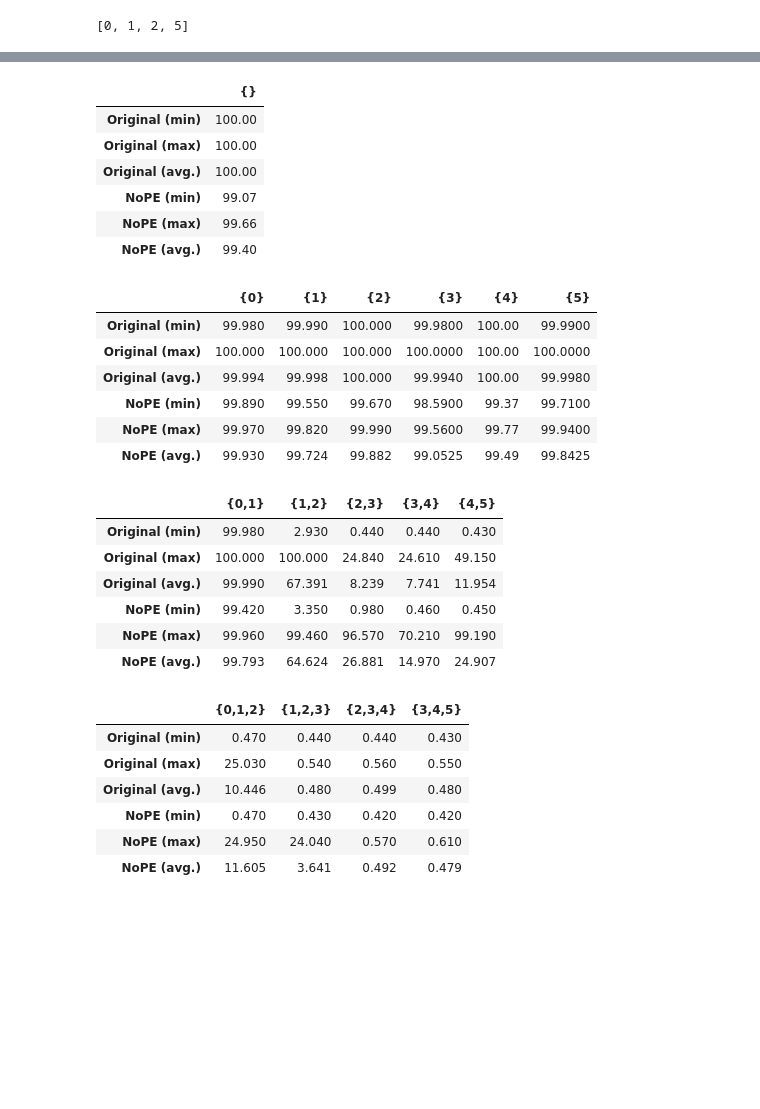
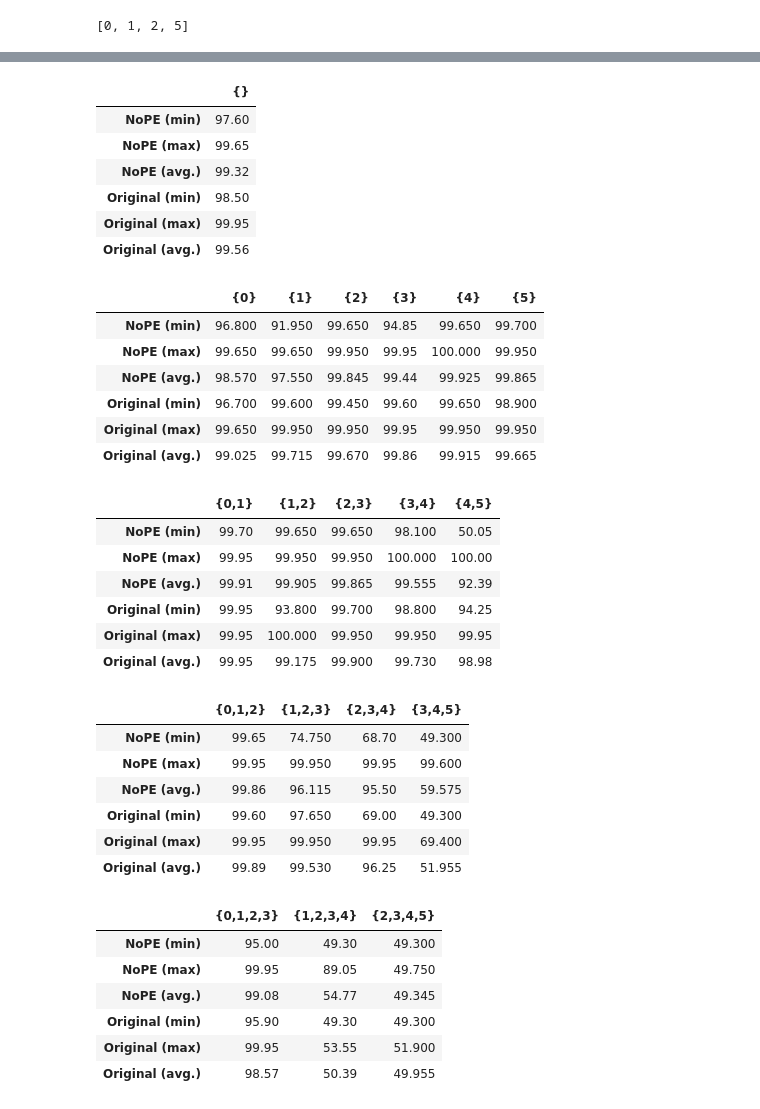
Before and after one commit to LittleDijkstraZ/PE_investigation, a Jupyter notebook: pe_info_experiments/get_results.ipynb, the cells around one changed output, grey strips where cells are left out. Drawn from its saved outputs; the diff is of its cells as text; code cells hidden in the pictures; blank space fills up the shorter version.

Commit message:
server1 completed parity

```diff
--- a/pe_info_experiments/get_results.ipynb
+++ b/pe_info_experiments/get_results.ipynb
@@ -25,7 +25,7 @@ import re
 
 
 global_path = './outputs'
-all_result_paths = glob.glob(global_path + '/*_exp/**/result.csv', recursive=True)
+all_result_paths = glob.glob(global_path + '/parity*_exp/**/result.csv', recursive=True)
 result_summary = {}
 n_layers = 6
 for result_path in all_result_paths:
@@ -96,57 +99,69 @@ for pe_type in {'Original', 'NoPE'}:
         'max': cur_type_dict.copy(),
         'avg.': cur_type_dict.copy(),
     }
     for missing_rc in cur_type_dict:
         final_dict['avg.'][missing_rc] = np.mean(cur_type_dict[missing_rc])
         final_dict['min'][missing_rc] = np.min(cur_type_dict[missing_rc])
         final_dict['max'][missing_rc] = np.max(cur_type_dict[missing_rc])
 
     for k in final_dict:
         final_results[pe_type+' ('+k+')'] = final_dict[k]
 df = pd.DataFrame(final_results)
 missing1 = [str({i}) for i in range(n_layers)]
-
 missing2 = ['{' + ','.join([str(i), str(i+1)])+ '}'for i in range(n_layers-1)]
 missing3 = ['{' + ','.join([str(i), str(i+1), str(i+2)])+ '}'for i in range(n_layers-2)]
+missing4 = ['{' + ','.join([str(i), str(i+1), str(i+2), str(i+3)])+ '}'for i in range(n_layers-3)]
+missing5 = ['{' + ','.join([str(i), str(i+1), str(i+2), str(i+3), str(i+4)])+ '}'for i in range(n_layers-4)]
 from IPython.display import display
 r1 = df.loc[missing1,:].T
 r2 = df.loc[missing2,:].T
 r3 = df.loc[missing3,:].T
+r4 = df.loc[missing4,:].T
+r5 = df.loc[missing5,:].T
 r0 = df.loc[['{}'],:].T
 display(r0)
 display(r1)
 display(r2)
 display(r3)
+display(r4)
+display(r5)
 
 # write all 3 to the same csv file
 all_r = pd.concat([r0, r1, r2, r3], axis=1)
 all_r.to_csv('all_r_mean.csv')
 # %% [output]
 |  | {} |
-| Original (min) | 100.00 |
-| Original (max) | 100.00 |
-| Original (avg.) | 100.00 |
-| NoPE (min) | 99.07 |
-| NoPE (max) | 99.66 |
-| NoPE (avg.) | 99.40 |
+| NoPE (min) | 97.60 |
+| NoPE (max) | 99.65 |
+| NoPE (avg.) | 99.32 |
+| Original (min) | 98.50 |
+| Original (max) | 99.95 |
+| Original (avg.) | 99.56 |
 |  | {0} | {1} | {2} | {3} | {4} | {5} |
-| Original (min) | 99.980 | 99.990 | 100.000 | 99.9800 | 100.00 | 99.9900 |
-| Original (max) | 100.000 | 100.000 | 100.000 | 100.0000 | 100.00 | 100.0000 |
-| Original (avg.) | 99.994 | 99.998 | 100.000 | 99.9940 | 100.00 | 99.9980 |
-| NoPE (min) | 99.890 | 99.550 | 99.670 | 98.5900 | 99.37 | 99.7100 |
-| NoPE (max) | 99.970 | 99.820 | 99.990 | 99.5600 | 99.77 | 99.9400 |
-| NoPE (avg.) | 99.930 | 99.724 | 99.882 | 99.0525 | 99.49 | 99.8425 |
+| NoPE (min) | 96.800 | 91.950 | 99.650 | 94.85 | 99.650 | 99.700 |
+| NoPE (max) | 99.650 | 99.650 | 99.950 | 99.95 | 100.000 | 99.950 |
+| NoPE (avg.) | 98.570 | 97.550 | 99.845 | 99.44 | 99.925 | 99.865 |
+| Original (min) | 96.700 | 99.600 | 99.450 | 99.60 | 99.650 | 98.900 |
+| Original (max) | 99.650 | 99.950 | 99.950 | 99.95 | 99.950 | 99.950 |
+| Original (avg.) | 99.025 | 99.715 | 99.670 | 99.86 | 99.915 | 99.665 |
 |  | {0,1} | {1,2} | {2,3} | {3,4} | {4,5} |
-| Original (min) | 99.980 | 2.930 | 0.440 | 0.440 | 0.430 |
-| Original (max) | 100.000 | 100.000 | 24.840 | 24.610 | 49.150 |
-| Original (avg.) | 99.990 | 67.391 | 8.239 | 7.741 | 11.954 |
-| NoPE (min) | 99.420 | 3.350 | 0.980 | 0.460 | 0.450 |
-| NoPE (max) | 99.960 | 99.460 | 96.570 | 70.210 | 99.190 |
-| NoPE (avg.) | 99.793 | 64.624 | 26.881 | 14.970 | 24.907 |
+| NoPE (min) | 99.70 | 99.650 | 99.650 | 98.100 | 50.05 |
+| NoPE (max) | 99.95 | 99.950 | 99.950 | 100.000 | 100.00 |
+| NoPE (avg.) | 99.91 | 99.905 | 99.865 | 99.555 | 92.39 |
+| Original (min) | 99.95 | 93.800 | 99.700 | 98.800 | 94.25 |
+| Original (max) | 99.95 | 100.000 | 99.950 | 99.950 | 99.95 |
+| Original (avg.) | 99.95 | 99.175 | 99.900 | 99.730 | 98.98 |
 |  | {0,1,2} | {1,2,3} | {2,3,4} | {3,4,5} |
-| Original (min) | 0.470 | 0.440 | 0.440 | 0.430 |
-| Original (max) | 25.030 | 0.540 | 0.560 | 0.550 |
-| Original (avg.) | 10.446 | 0.480 | 0.499 | 0.480 |
-| NoPE (min) | 0.470 | 0.430 | 0.420 | 0.420 |
-| NoPE (max) | 24.950 | 24.040 | 0.570 | 0.610 |
-| NoPE (avg.) | 11.605 | 3.641 | 0.492 | 0.479 |
+| NoPE (min) | 99.65 | 74.750 | 68.70 | 49.300 |
+| NoPE (max) | 99.95 | 99.950 | 99.95 | 99.600 |
+| NoPE (avg.) | 99.86 | 96.115 | 95.50 | 59.575 |
+| Original (min) | 99.60 | 97.650 | 69.00 | 49.300 |
+| Original (max) | 99.95 | 99.950 | 99.95 | 69.400 |
+| Original (avg.) | 99.89 | 99.530 | 96.25 | 51.955 |
+|  | {0,1,2,3} | {1,2,3,4} | {2,3,4,5} |
+| NoPE (min) | 95.00 | 49.30 | 49.300 |
+| NoPE (max) | 99.95 | 89.05 | 49.750 |
+| NoPE (avg.) | 99.08 | 54.77 | 49.345 |
+| Original (min) | 95.90 | 49.30 | 49.300 |
+| Original (max) | 99.95 | 53.55 | 51.900 |
+| Original (avg.) | 98.57 | 50.39 | 49.955 |
```
Also changed, not shown: parts of 4 cells of this notebook, 5 other files.
